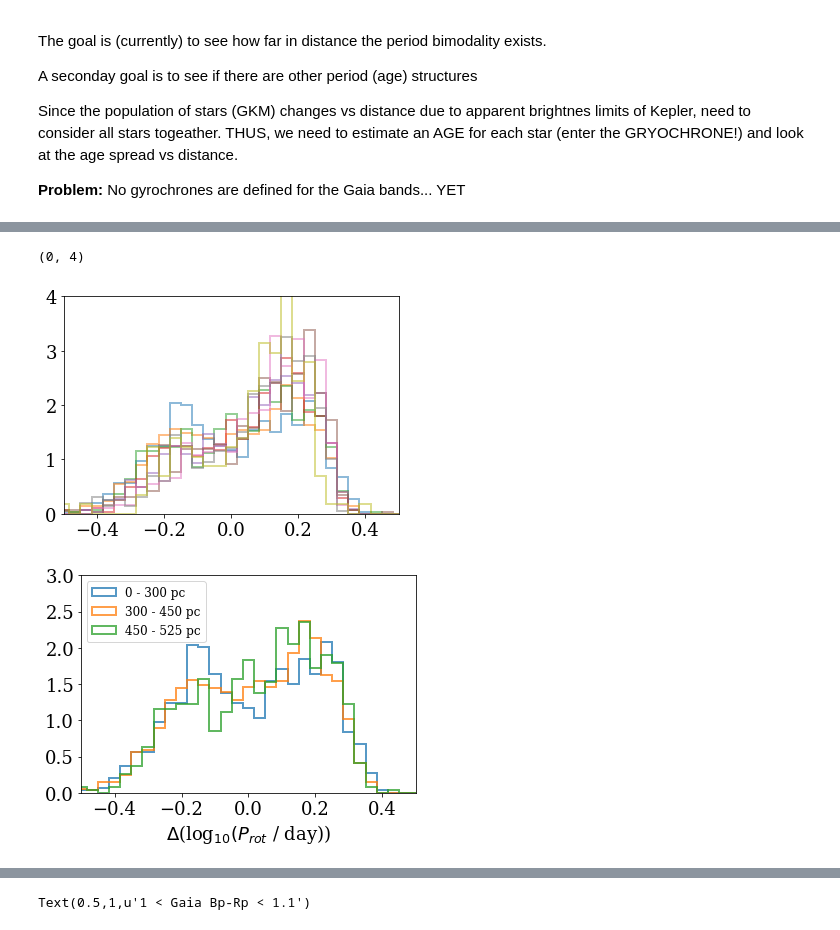
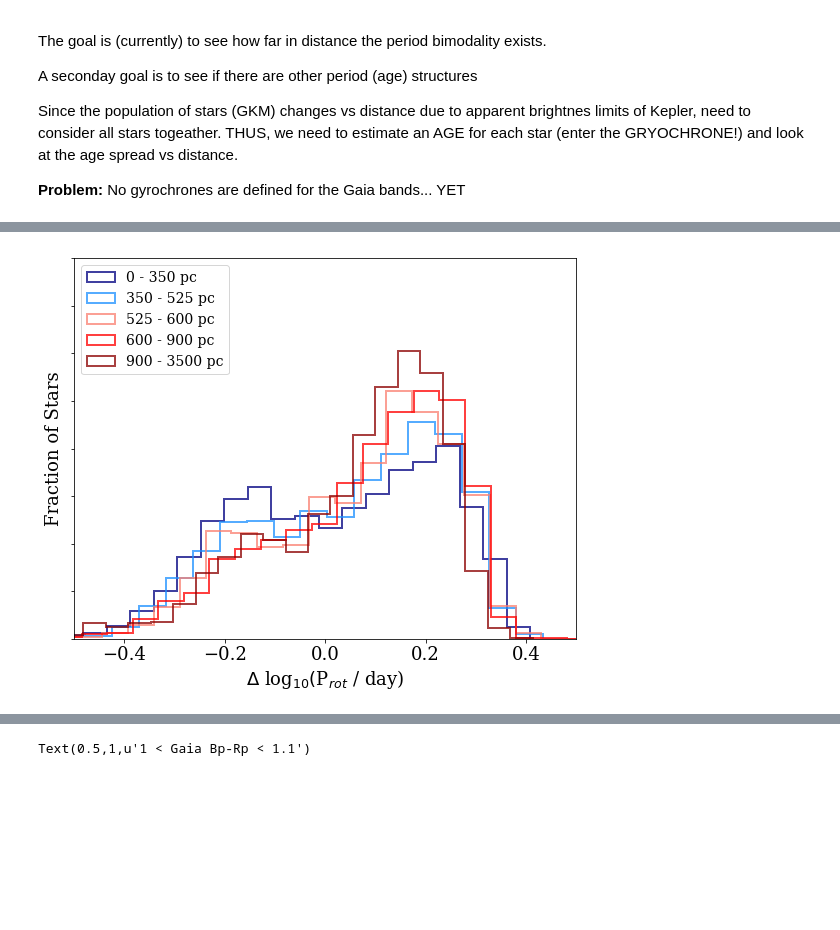
Before and after one commit to jradavenport/gaia2_kep_rot, a Jupyter notebook: explore.ipynb, the cells around one changed output, grey strips where cells are left out. Saved outputs shown, nothing was run; the diff lists cells and outputs as text; code cells hidden in the pictures; blank space fills up the shorter version.

```diff
--- a/explore.ipynb
+++ b/explore.ipynb
@@ -141,7 +143,7 @@ delta_mag = Mg_iso - (df[u'phot_g_mean_mag'].values[ok] + 5. * np.log10(df[u'par
 dok = np.isfinite(delta_mag)
 delta_mag[dok]
 
-dmag_lims = [[0.2, 0.45], [0.8, 1.3]]
+dmag_lims = [[0.2, 0.6], [0.8, 1.3]]
 # %%
 # main sequence stars
 msok = np.where((delta_mag >= dmag_lims[0][0]) &
@@ -560,0 +599,28 @@ for k in range(len(dbins)-1):
+# %%
+dbins = np.array([0, 350, 525, 600, 900, 3500])
+
+k=0
+dd = np.where((dist >= dbins[k]) & (dist < dbins[k+1]))
+
+plt.figure(figsize=(7,4))
+plt.scatter(BV_ms[msok][dd], df[u'Prot'].values[ok][msok][dd],
+            s=18, alpha=0.25, c='k', lw=0, rasterized=True)
+
+B_V_iso = np.arange(0.8,1.5,0.01)
+
+P_iso1 = MM09e2(B_V_iso, 300)
+P_iso2 = MM09e2(B_V_iso, 600)
+P_iso3 = MM09e2(B_V_iso, 1200)
+plt.plot(B_V_iso, P_iso1, c='DarkRed', lw=2, alpha=0.5)
+plt.plot(B_V_iso, P_iso2, c='red', lw=2, alpha=0.5)
+plt.plot(B_V_iso, P_iso3, lw=2, alpha=0.75)
+
+
+plt.text(0.55,50, 'N='+str(np.size(dd)), fontsize=12)
+plt.yscale('log')
+plt.xlabel('B-V (mag)')
+plt.ylabel('P$_{rot}$ (days)');
+plt.xlim(0.4,1.7)
+plt.ylim(1,100)
+plt.title(str(dbins[k]) + ' - ' + str(dbins[k+1]) + ' pc')
+plt.savefig('B_V_rot' + ftype, dpi=300, bbox_inches='tight', pad_inches=0.25)
@@ -561,50 +629,34 @@ for k in range(len(dbins)-1):
 # %%
-dbins = np.array([0, 300, 450, 525, 600, 700, 800, 900, 1100, 3500])
+dbins = np.array([0, 350, 525, 600, 900, 3500])
 
+clr = ['DarkRed', 'red', 'salmon', 'DodgerBlue', 'Navy']
+
+fig=plt.figure(figsize=(9,7))
+ax = plt.subplot(111)
 for k in range(len(dbins)-1):
     # for a restricted range of color (0.7 < B-V < 1.5), subtract off 600Myr gyrochrone
     dd = np.where((dist >= dbins[k]) & (dist < dbins[k+1]) &
                   (BV_ms[msok] >= 0.8) &(BV_ms[msok] <= 1.5))
 
     B_V_iso = np.arange(0.55,1.8,0.01)
     P_iso = MM09e2(B_V_iso, 600)
     plt.plot(B_V_iso, P_iso, c='r')
 
     rs = np.argsort(P_iso)
     red_P = np.interp(BV_ms[msok][dd], B_V_iso[rs], P_iso[rs])
 
     _ = plt.hist(np.log10(df[u'Prot'].values[ok][msok][dd]) - np.log10(red_P),
-                 histtype='step', bins=45, range=(-0.75,0.75), lw=2, alpha=0.5, normed=True)
+                 histtype='step', bins=50, lw=2, alpha=0.75, color=clr[::-1][k], density=True,
+                 label=str(dbins[k]) + ' - ' + str(dbins[k+1]) + ' pc')
 
+plt.legend(fontsize=14, loc='upper left')
 plt.xlim(-0.5,0.5)
 plt.ylim(0,4)
+plt.xlabel(r'$\Delta$ log$_{10} ($P$_{rot}$ / day)')
+plt.ylabel('Fraction of Stars')
+ax.set_yticklabels('')
+
+plt.savefig('delta_per'+ftype, dpi=300, bbox_inches='tight', pad_inches=0.25)
 # %% [output]
-(0, 4)
-[figure, old version]
+[figure, new version]
-# %%
-dbins = np.array([0, 300, 450, 525, 600, 700, 800, 900, 1100, 3500])
-
-for k in range(0,3):
-    # for a restricted range of color (0.7 < B-V < 1.5), subtract off 600Myr gyrochrone
-    dd = np.where((dist >= dbins[k]) & (dist < dbins[k+1]) &
-                  (BV_ms[msok] >= 0.8) &(BV_ms[msok] <= 1.5))
-
-    B_V_iso = np.arange(0.55,1.8,0.01)
-    P_iso = MM09e2(B_V_iso, 600)
-    plt.plot(B_V_iso, P_iso, c='r')
-
-    rs = np.argsort(P_iso)
-    red_P = np.interp(BV_ms[msok][dd], B_V_iso[rs], P_iso[rs])
-
-    _ = plt.hist(np.log10(df[u'Prot'].values[ok][msok][dd]) - np.log10(red_P),
-                 histtype='step', bins=45, range=(-0.75,0.75), lw=2, alpha=0.75, normed=True,
-                 label=str(dbins[k]) + ' - ' + str(dbins[k+1]) + ' pc')
-
-plt.legend(fontsize=12, loc='upper left')
-plt.xlim(-0.5,0.5)
-plt.ylim(0,3)
-plt.xlabel(r'$\Delta$(log$_{10} (P_{rot}$ / day))')
-plt.savefig('dper2.png', dpi=300, bbox_inches='tight', pad_inches=0.25)
-# %% [output]
-[figure, removed]
 # %%
```
Also changed, not shown: parts of 26 cells of this notebook, 1 other file.
